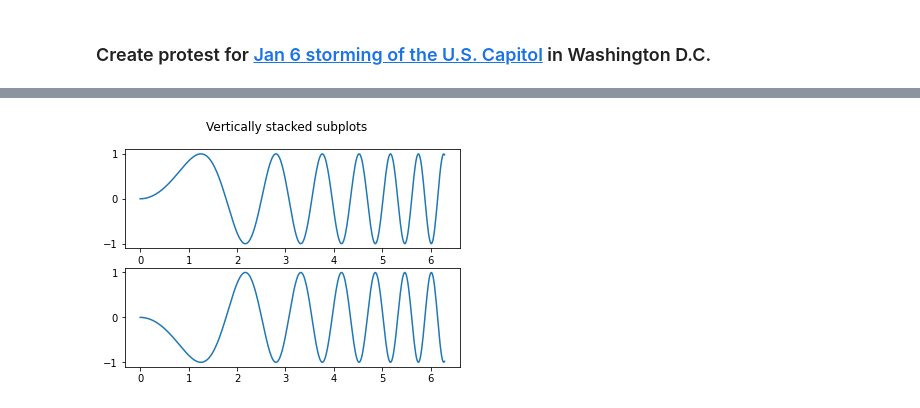
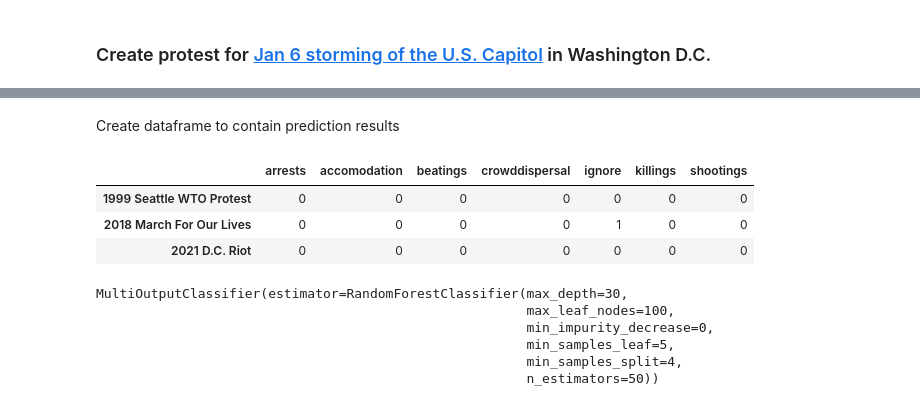
Before and after one commit to EmFib/Mass-Protests, a Jupyter notebook: users/multi_label_predictions.ipynb, the cells around one changed output, grey strips where cells are left out. Saved outputs shown, nothing was run; the diff lists cells and outputs as text; code cells hidden in the pictures.

```diff
--- a/users/multi_label_predictions.ipynb
+++ b/users/multi_label_predictions.ipynb
@@ -304,10 +222,14 @@ predictions
-# %%
-x = np.linspace(0, 2 * np.pi, 400)
-y = np.sin(x ** 2)
-
-fig, axs = plt.subplots(2)
-fig.suptitle('Vertically stacked subplots')
-axs[0].plot(x, y)
-axs[1].plot(x, -y);
-# %% [output]
-[figure, removed]
+# %% [markdown]
+Create dataframe to contain prediction results
+# %%
+pred_values = loaded_model.predict(X)
+
+predictions_df = pd.DataFrame(pred_values, columns=['arrests', 'accomodation', 'beatings',
+       'crowddispersal', 'ignore', 'killings', 'shootings'], index=X.index)
+
+predictions_df
+# %% [output]
+|  | arrests | accomodation | beatings | crowddispersal | ignore | killings | shootings |
+| 1999 Seattle WTO Protest | 0 | 0 | 0 | 0 | 0 | 0 | 0 |
+| 2018 March For Our Lives | 0 | 0 | 0 | 0 | 1 | 0 | 0 |
+| 2021 D.C. Riot | 0 | 0 | 0 | 0 | 0 | 0 | 0 |
@@ -313,0 +240,9 @@ axs[1].plot(x, -y);
+# %%
+loaded_model_2
+# %% [output]
+MultiOutputClassifier(estimator=RandomForestClassifier(max_depth=30,
+                                                       max_leaf_nodes=100,
+                                                       min_impurity_decrease=0,
+                                                       min_samples_leaf=5,
+                                                       min_samples_split=4,
+                                                       n_estimators=50))
```
Also changed, not shown: parts of 27 cells of this notebook, 1 other file.
